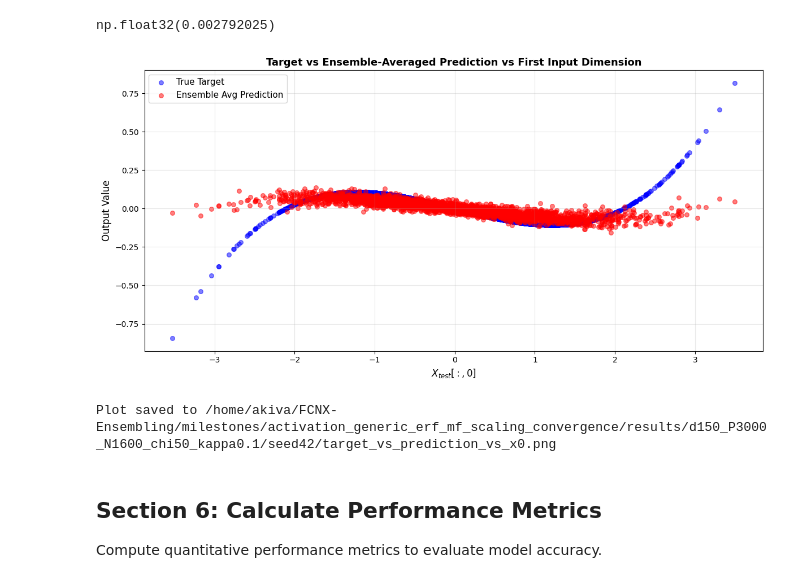
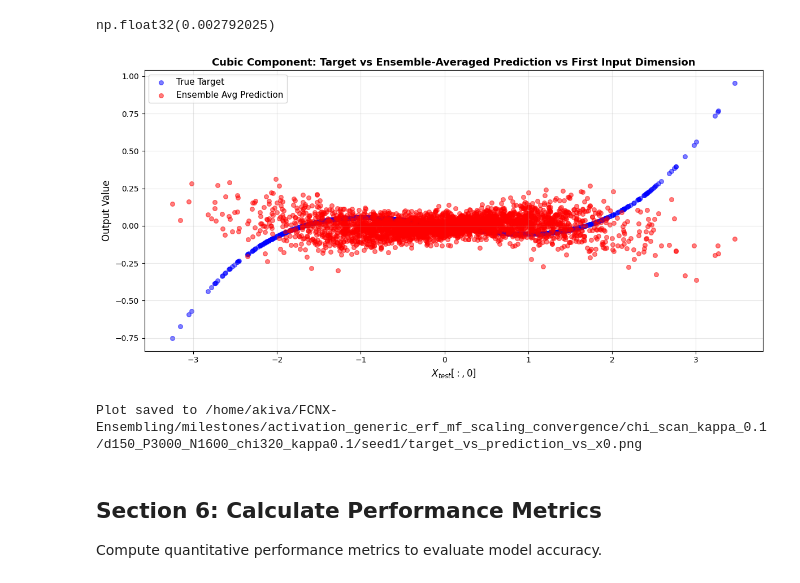
Before and after one commit to theideasmith/FCNX-Ensembling, a Jupyter notebook: milestones/activation_generic_erf_mf_scaling_convergence/model_visualization.ipynb, the cells around one changed output. Drawn from its saved outputs; the diff is of its cells as text; code cells hidden in the pictures.

```diff
--- a/milestones/activation_generic_erf_mf_scaling_convergence/model_visualization.ipynb
+++ b/milestones/activation_generic_erf_mf_scaling_convergence/model_visualization.ipynb
@@ -29,10 +29,10 @@ Load the PyTorch model from the specified checkpoint path and configuration.
 # %%
 # Define model directory and paths
 
-model_dir = Path("/home/akiva/FCNX-Ensembling/milestones/activation_generic_erf_mf_scaling_convergence/results/d150_P3000_N1600_chi50_kappa0.1/seed42")
-
-
-model_path = model_dir / "model.pt"
+# model_dir = Path("/home/akiva/FCNX-Ensembling/milestones/activation_generic_erf_mf_scaling_convergence/results/d150_P3000_N1600_chi50_kappa0.1/seed42")
+# model_dir = Path("/home/akiva/FCNX-Ensembling/milestones/activation_generic_erf_mf_scaling_convergence/P_scan_KAPPA0.1_CHI_N/d150_P1418_N1600_chi1600_kappa0.1/seed0")
+model_dir = Path("/home/akiva/FCNX-Ensembling/milestones/activation_generic_erf_mf_scaling_convergence/chi_scan_kappa_0.1/d150_P3000_N1600_chi320_kappa0.1/seed1/")
+model_path = model_dir / "model_final.pt"
 config_path = model_dir / "config.json"
 print(f"Model directory: {model_dir}")
 print(f"Model path exists: {model_path.exists()}")
@@ -452,31 +488,30 @@ np.float32(0.002792025)
 # %%
 # Plot target and prediction against X_test[:,0]
 fig, ax = plt.subplots(figsize=(12, 6))
 
-# Sort by X_test[:,0] for better visualization
-sort_idx = np.argsort(X_test_np[:, 0])
+
 x_sorted = X_test_np[sort_idx, 0]
 y_target_sorted = y_target_np[sort_idx] - y_target_np[sort_idx] @ X_test_np[sort_idx, 0] / X_test_np.shape[0] * X_test_np[sort_idx,0] # Center target around x for better visualization
 y_pred_sorted = y_pred_np[sort_idx, :].mean(axis=1) - (y_pred_np[sort_idx, :].mean(axis=1) @ X_test_np[sort_idx, 0] / X_test_np.shape[0]) * X_test_np[sort_idx, 0]  # Center prediction around x for better visualization
 
 # Plot both target and prediction
 ax.scatter(x_sorted, y_target_sorted, alpha=0.5, s=30, label='True Target', color='blue')
 ax.scatter(x_sorted, y_pred_sorted, alpha=0.5, s=30, label='Ensemble Avg Prediction', color='red')
 
 ax.set_xlabel(r'$X_{test}[:,0]$', fontsize=12)
 ax.set_ylabel('Output Value', fontsize=12)
-ax.set_title('Target vs Ensemble-Averaged Prediction vs First Input Dimension', fontsize=13, fontweight='bold')
+ax.set_title('Cubic Component: Target vs Ensemble-Averaged Prediction vs First Input Dimension', fontsize=13, fontweight='bold')
 ax.legend(fontsize=11)
 ax.grid(True, alpha=0.3)
 
 plt.tight_layout()
 plt.savefig(model_dir / 'target_vs_prediction_vs_x0.png', dpi=150, bbox_inches='tight')
 plt.show()
 
 print(f"Plot saved to {model_dir / 'target_vs_prediction_vs_x0.png'}")
 # %% [output]
-[figure, old version]
+[figure, new version]
-Plot saved to /home/akiva/FCNX-Ensembling/milestones/activation_generic_erf_mf_scaling_convergence/results/d150_P3000_N1600_chi50_kappa0.1/seed42/target_vs_prediction_vs_x0.png
+Plot saved to /home/akiva/FCNX-Ensembling/milestones/activation_generic_erf_mf_scaling_convergence/chi_scan_kappa_0.1/d150_P3000_N1600_chi320_kappa0.1/seed1/target_vs_prediction_vs_x0.png
 # %% [markdown]
 ## Section 6: Calculate Performance Metrics
 
```
Also changed, not shown: parts of 41 cells of this notebook, 44 other files.
